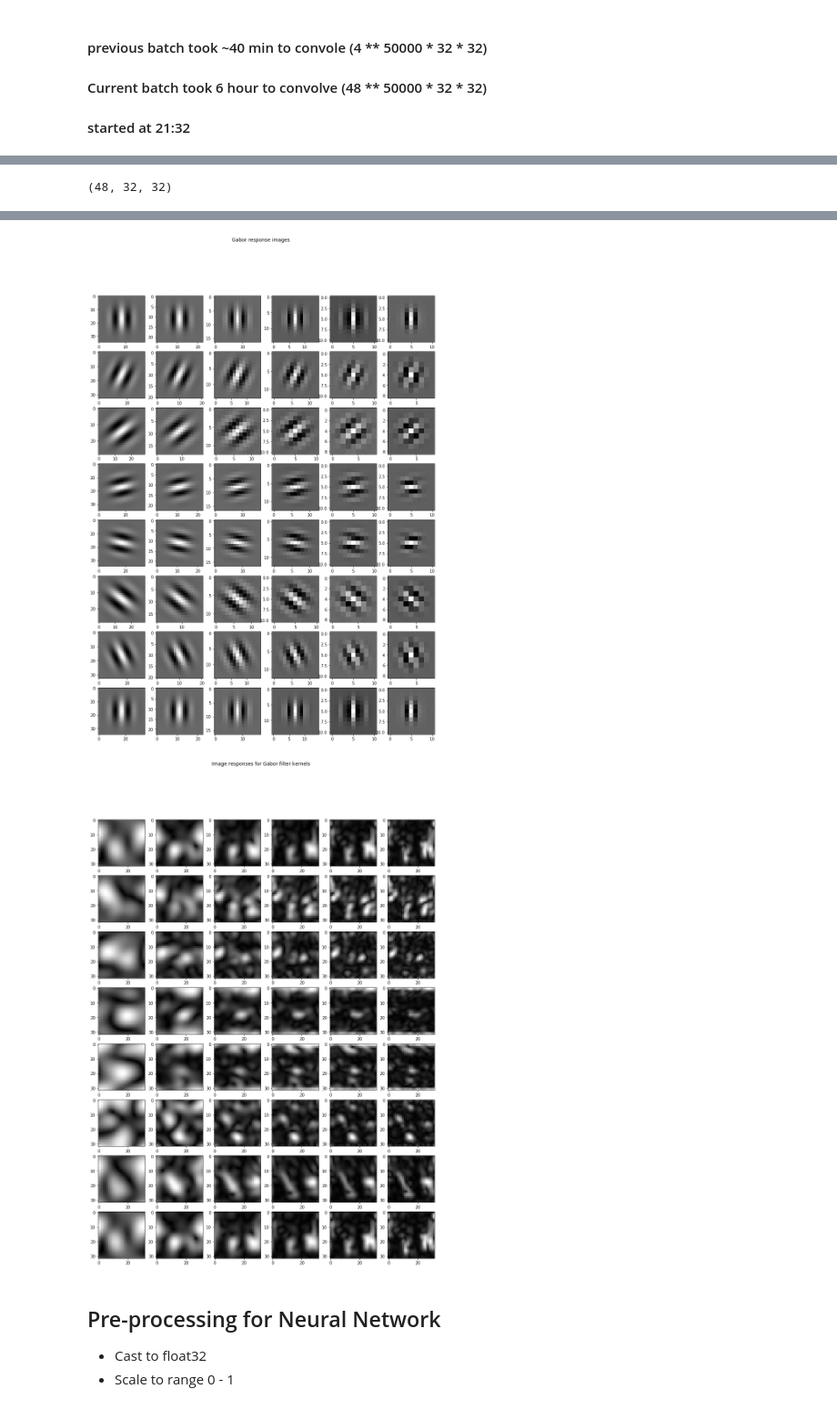
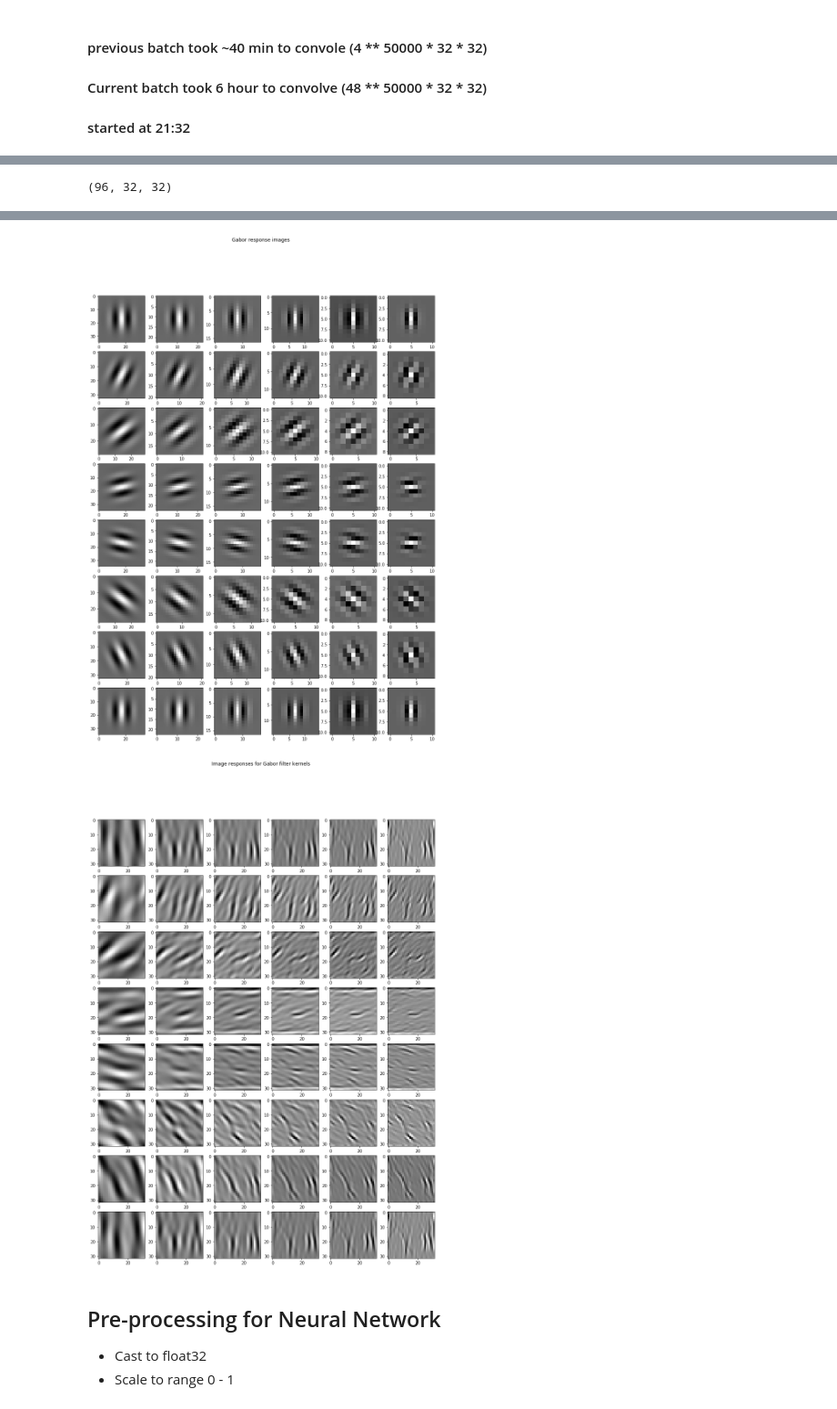
Before and after one commit to halleheho1/Gabor-CNN-CIFAR-10, a Jupyter notebook: Gabor Feature Extraction on CIFAR-10.ipynb, the cells around one changed output, grey strips where cells are left out. Shown: that part at 91% size. Saved outputs shown, nothing was run; the diff lists cells and outputs as text; code cells hidden in the pictures.

Commit message:
Separate into real part and imaginary part to 96 features

```diff
--- a/Gabor Feature Extraction on CIFAR-10.ipynb
+++ b/Gabor Feature Extraction on CIFAR-10.ipynb
@@ -73,7 +73,11 @@ print(count)
 # %% [output]
 [505 460 519 486 519 488 519 486 520 498]
 # %%
-gray_x_train = grayscale(x_train[:5000])
-gray_x_test = grayscale(x_test)
-y_train = np_utils.to_categorical(y_train[:5000], num_classes)
-y_test = np_utils.to_categorical(y_test, num_classes)
+train_selected_amount = 5000
+test_selected_amount = 1000
+gray_x_train = grayscale(x_train[:selected_amount])
+gray_x_test = grayscale(x_test[:test_selected_amount])
+y_train = np_utils.to_categorical(y_train[:selected_amount], num_classes)
+y_test = np_utils.to_categorical(y_test[:test_selected_amount], num_classes)
+print(y_train.shape)
+print(y_test.shape)
@@ -95,13 +102,17 @@ plt.show()
 def power(image, kernel):
     # Normalize images for better comparison.
     image = (image - image.mean()) / image.std()
-    return np.sqrt(ndi.convolve(image, np.real(kernel), mode='wrap')**2 +
-                   ndi.convolve(image, np.imag(kernel), mode='wrap')**2)
+    real_part = ndi.convolve(image, np.real(kernel), mode='wrap')
+    imagine_part = ndi.convolve(image, np.imag(kernel), mode='wrap')
+    return {'real_part': real_part, 'imagine_part': imagine_part}
+    # return np.sqrt(ndi.convolve(image, np.real(kernel), mode='wrap')**2 +
+    #                ndi.convolve(image, np.imag(kernel), mode='wrap')**2)
 # %%
 def convolve(images):
     orientation_spread = np.linspace(0, 4, 8) / 4. * np.pi
-    scales = np.linspace(0.1, 0.4, 6) # new_scales = 0.5 scale by root 2 [0.5, 0.7071067811865476, 1.0000000000000002, 1.4142135623730954, 2.0000000000000004, 2.8284271247461907]
-    results = []
+    scales = np.linspace(0.1, 0.4, 6)
+    real_list = []
+    imagine_list = []
     kernels = []
     kernel_params = []
     for theta in orientation_spread:
@@ -111,6 +122,10 @@ def convolve(images):
             params = 'theta=%d, frequency=%.2f' % (theta * 180 / np.pi, frequency)
             kernel_params.append(params)
             # Save kernel and the power image for each image
-            results.append([power(img, kernel) for img in images])
-    return results, kernels, kernel_params
+            real_list.append([power(img, kernel)['real_part'] for img in images])
+            imagine_list.append([power(img, kernel)['imagine_part'] for img in images])
+    real_list = np.array(real_list)
+    imagine_list = np.array(imagine_list)
+    stacked_list = np.vstack((real_list, imagine_list))
+    return stacked_list, kernels, kernel_params
 # %%
@@ -143,35 +155,35 @@ scales (y axis):
 # %%
 selected = 7
-test = results[:, selected, ::]
+test = results_train[:, selected, ::]
 print(test.shape)
 
 plt.figure()
 plt.subplot(121)
 plt.title('original image')
 plt.imshow(gray_x_train[selected], cmap='gray')
 
 fig, axes = plt.subplots(nrows=8, ncols=6, figsize=(15, 20))
 plt.gray()
 fig.suptitle('Gabor response images', fontsize=12)
 idx = 0
 for row in range(0, 8):
     for col in range(0, 6):
         cell = axes[row][col]
         cell.imshow(np.real(kernels[idx]))
         idx += 1
 
 fig, axes = plt.subplots(nrows=8, ncols=6, figsize=(15, 20))
 plt.gray()
 fig.suptitle('Image responses for Gabor filter kernels', fontsize=12)
 idx = 0
 for row in range(0, 8):
     for col in range(0, 6):
         cell = axes[row][col]
         cell.imshow(test[idx, ::])
         idx += 1
 # %% [output]
-(48, 32, 32)
+(96, 32, 32)
 [figure]
 [figure]
-[figure, old version]
+[figure, new version]
 # %%
```
Also changed, not shown: parts of 12 cells of this notebook.
